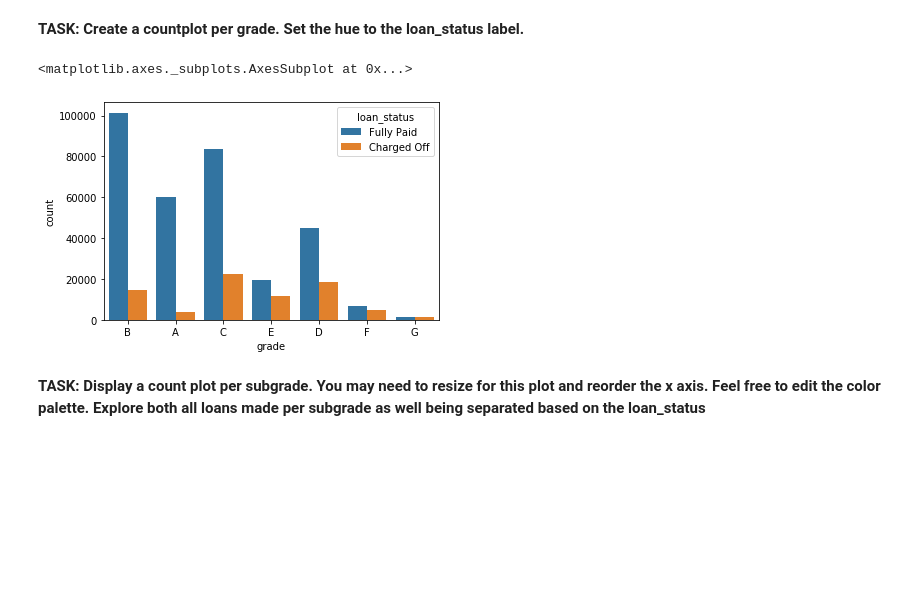
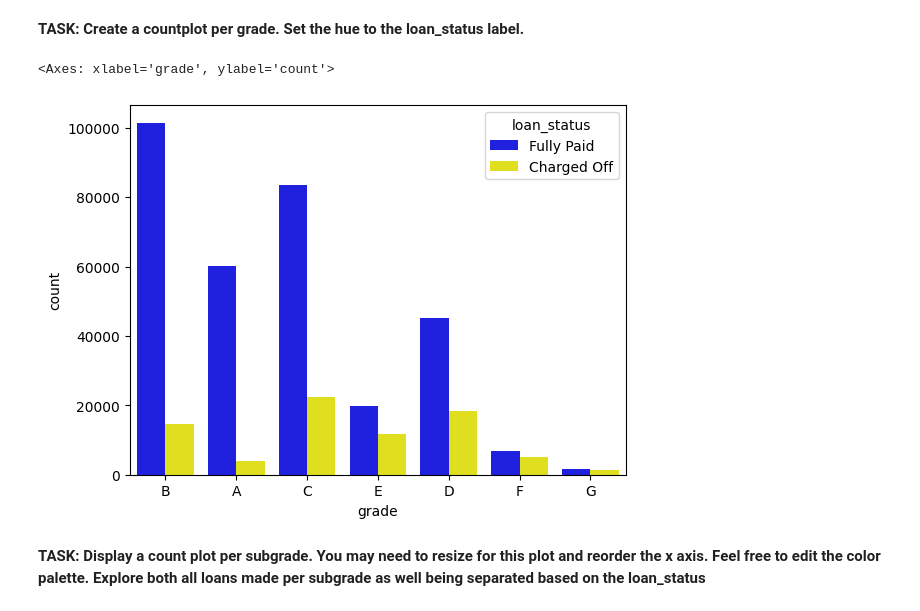
Before and after one commit to Abhilitcode/LoanDefault_Prediction, a Jupyter notebook: LoanDefault_Prediction.ipynb, the cells around one changed output. Saved outputs shown, nothing was run; the diff lists cells and outputs as text; code cells hidden in the pictures; blank space fills up the shorter version.

```diff
--- a/LoanDefault_Prediction.ipynb
+++ b/LoanDefault_Prediction.ipynb
@@ -207,7 +217,7 @@ import seaborn as sns
 # might be needed depending on your version of Jupyter
 %matplotlib inline
 # %%
-df = pd.read_csv('../DATA/lending_club_loan_two.csv')
+df = pd.read_csv('/content/sample_data/lending_club_loan_two.csv')
 # %%
 df.info()
 # %% [output]
@@ -364,10 +402,10 @@ sorted(df['sub_grade'].unique())
 # %% [markdown]
 **TASK: Create a countplot per grade. Set the hue to the loan_status label.**
 # %%
-sns.countplot(x='grade',data=df,hue='loan_status')
+sns.countplot(x='grade', data=df, hue='loan_status', palette={'Fully Paid': 'blue', 'Charged Off': 'yellow'})
 # %% [output]
-<matplotlib.axes._subplots.AxesSubplot at 0x...>
+<Axes: xlabel='grade', ylabel='count'>
-[figure, old version]
+[figure, new version]
 # %% [markdown]
 **TASK: Display a count plot per subgrade. You may need to resize for this plot and reorder the x axis. Feel free to edit the color palette. Explore both all loans made per subgrade as well being separated based on the loan_status**
 # %%
```
Also changed, not shown: parts of 23 cells of this notebook.
